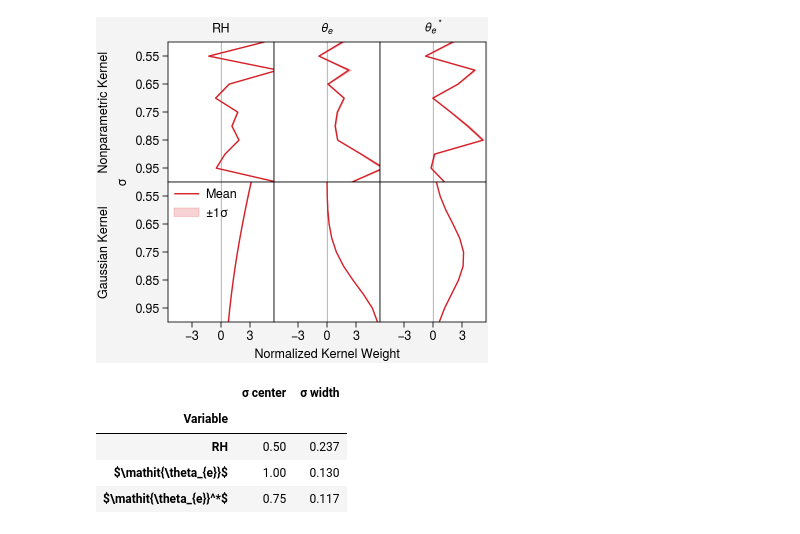
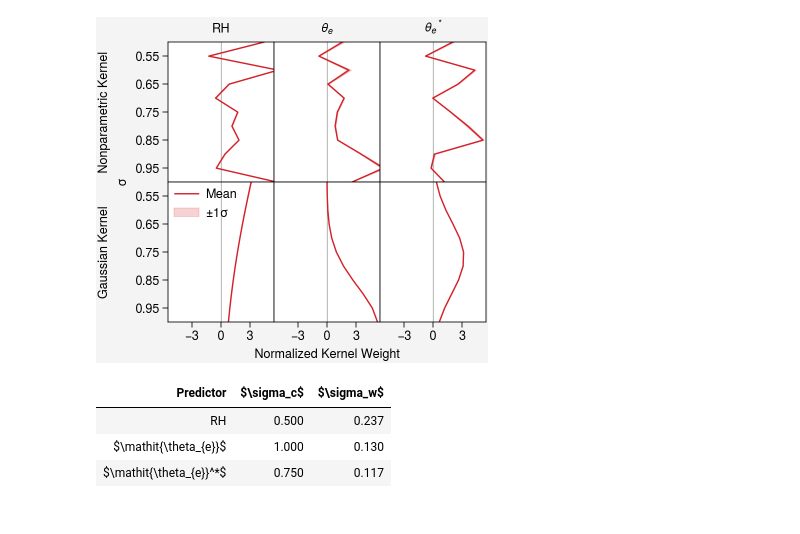
Before and after one commit to savannahferretti/monsoon-discovery, a Jupyter notebook: notebooks/0_weights.ipynb, the cells around one changed output. Saved outputs shown, nothing was run; the diff lists cells and outputs as text; code cells hidden in the pictures.

```diff
--- a/notebooks/0_weights.ipynb
+++ b/notebooks/0_weights.ipynb
@@ -79,23 +78,25 @@ fig.save('../figs/fig_S1.jpg')
 # %% [output]
 [figure]
 # %%
-sigarr    = sig.values
-dsigarr   = np.abs(np.gradient(sigarr))
-varlabels = list(VARLABELS.values())
+sigarr  = sig.values
+dsigarr = np.abs(np.gradient(sigarr))
+labels  = VARLABELS.values()
+
 rows = []
 for name,kmean,_ in results:
     if 'nonparam' in name:
         continue
-    for i,var in enumerate(varlabels):
+    for i,varname in enumerate(labels):
         k      = kmean.isel(field=i).values
         pi     = np.argmax(k)
-        center = float(sig_arr[pi])
+        center = float(sigarr[pi])
         width  = float(np.sqrt(((sigarr-center)**2*k*dsigarr).sum()))
-        rows.append({'Variable':var,'\u03c3 center':round(center,3),'\u03c3 width':round(width,3)})
-display(pd.DataFrame(rows).set_index(['Variable']))
+        rows.append({'Predictor':varname,r'$\sigma_c$':round(center,2),r'$\sigma_w$':round(width,3)})
+
+df = pd.DataFrame(rows)
+display(df.style.hide(axis='index').format(precision=3))
 # %% [output]
-|  | σ center | σ width |
-| Variable |  |  |
-| RH | 0.50 | 0.237 |
-| $\mathit{\theta_{e}}$ | 1.00 | 0.130 |
-| $\mathit{\theta_{e}}^*$ | 0.75 | 0.117 |
+| Predictor | $\sigma_c$ | $\sigma_w$ |
+| RH | 0.500 | 0.237 |
+| $\mathit{\theta_{e}}$ | 1.000 | 0.130 |
+| $\mathit{\theta_{e}}^*$ | 0.750 | 0.117 |
```
Also changed, not shown: parts of 1 cell of this notebook, 10 other files.
